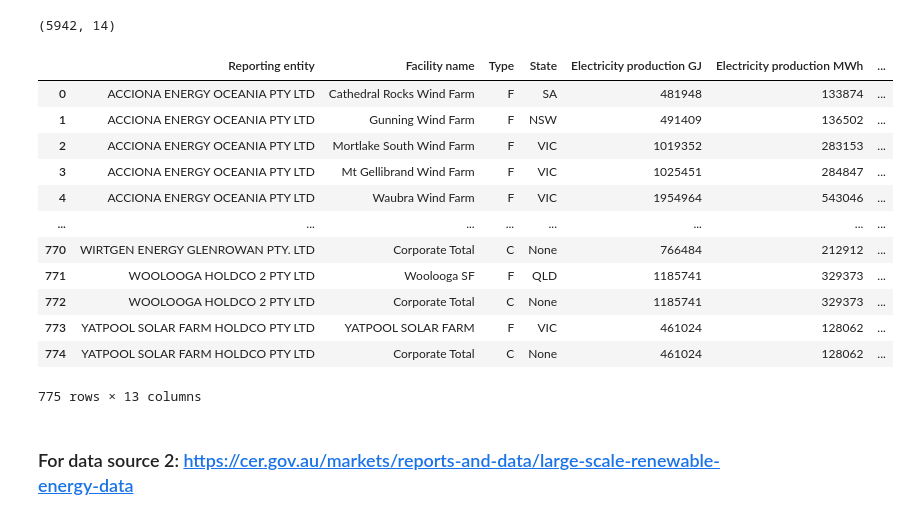
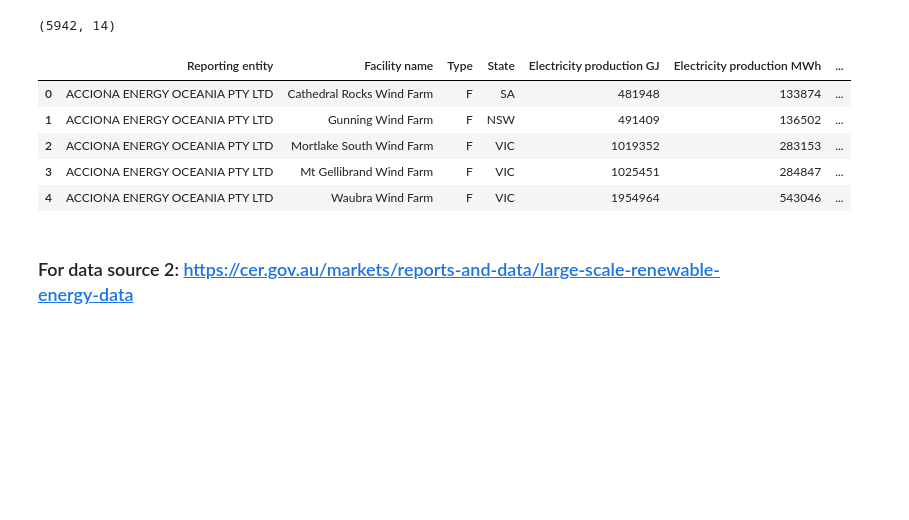
Before and after one commit to kerumixd/5339-Data-Engineering-Group-Porject, a Jupyter notebook: Assignment1.ipynb, the cells around one changed output. Drawn from its saved outputs; the diff is of its cells as text; code cells hidden in the pictures; blank space fills up the shorter version.

```diff
--- a/Assignment1.ipynb
+++ b/Assignment1.ipynb
@@ -238,21 +238,14 @@ print(wrk_df.shape) # Check the shape of the cleaned dataframe
 (5942, 14)
 # %%
 conn.sql("CREATE TABLE IF NOT EXISTS electricity_emissions AS SELECT * FROM wrk_df")
-conn.sql("SELECT * FROM electricity_emissions").df()
+conn.sql("SELECT * FROM electricity_emissions").df().head(5)
 # %% [output]
 |  | Reporting entity | Facility name | Type | State | Electricity production GJ | Electricity production MWh | ... |
 | 0 | ACCIONA ENERGY OCEANIA PTY LTD | Cathedral Rocks Wind Farm | F | SA | 481948 | 133874 | ... |
 | 1 | ACCIONA ENERGY OCEANIA PTY LTD | Gunning Wind Farm | F | NSW | 491409 | 136502 | ... |
 | 2 | ACCIONA ENERGY OCEANIA PTY LTD | Mortlake South Wind Farm | F | VIC | 1019352 | 283153 | ... |
 | 3 | ACCIONA ENERGY OCEANIA PTY LTD | Mt Gellibrand Wind Farm | F | VIC | 1025451 | 284847 | ... |
 | 4 | ACCIONA ENERGY OCEANIA PTY LTD | Waubra Wind Farm | F | VIC | 1954964 | 543046 | ... |
-| ... | ... | ... | ... | ... | ... | ... | ... |
-| 770 | WIRTGEN ENERGY GLENROWAN PTY. LTD | Corporate Total | C | None | 766484 | 212912 | ... |
-| 771 | WOOLOOGA HOLDCO 2 PTY LTD | Woolooga SF | F | QLD | 1185741 | 329373 | ... |
-| 772 | WOOLOOGA HOLDCO 2 PTY LTD | Corporate Total | C | None | 1185741 | 329373 | ... |
-| 773 | YATPOOL SOLAR FARM HOLDCO PTY LTD | YATPOOL SOLAR FARM | F | VIC | 461024 | 128062 | ... |
-| 774 | YATPOOL SOLAR FARM HOLDCO PTY LTD | Corporate Total | C | None | 461024 | 128062 | ... |
-775 rows × 13 columns
 # %% [markdown]
 ### For data source 2: https://cer.gov.au/markets/reports-and-data/large-scale-renewable-energy-data
 # %% [markdown]
```
Also changed, not shown: parts of 13 cells of this notebook, 1 other file.
